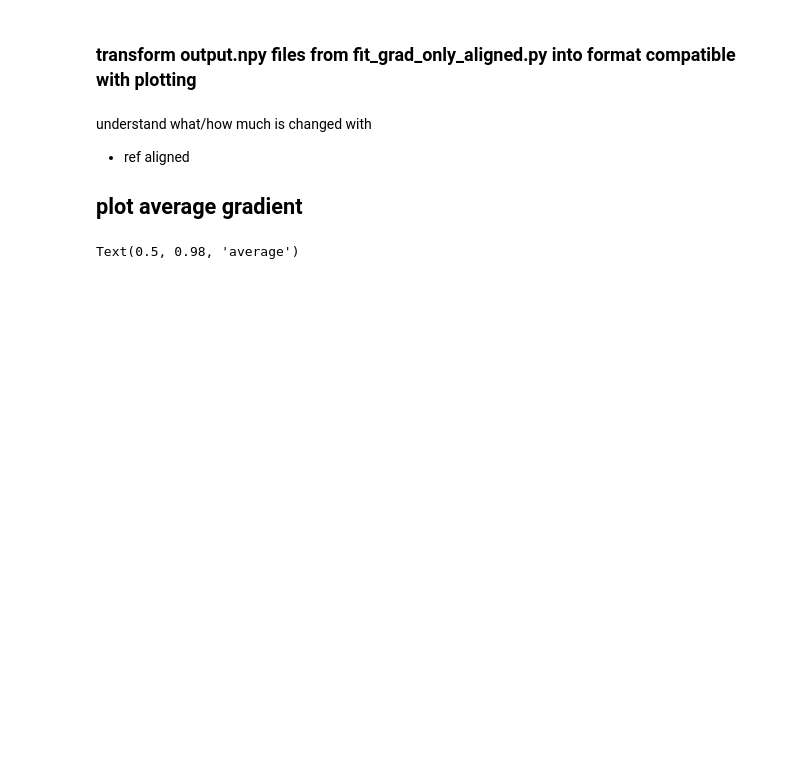
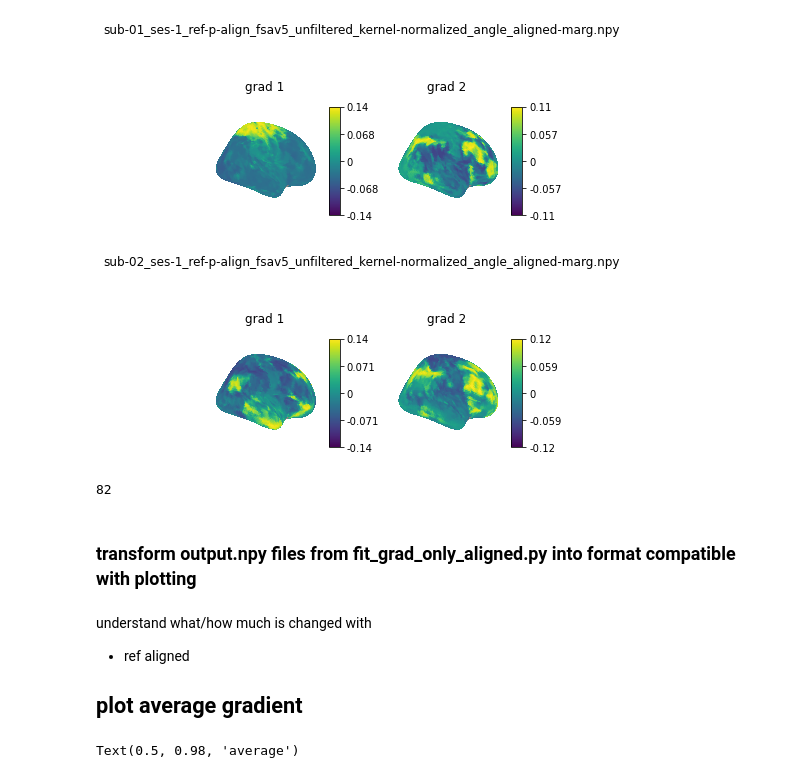
Before and after one commit to Gilles86/stress_risk, a Jupyter notebook: stress_risk/fmri_analysis/gradients/vis_gradients_nilearn.ipynb, the cells around one changed output. Saved outputs shown, nothing was run; the diff lists cells and outputs as text; code cells hidden in the pictures; blank space fills up the shorter version.

```diff
--- a/stress_risk/fmri_analysis/gradients/vis_gradients_nilearn.ipynb
+++ b/stress_risk/fmri_analysis/gradients/vis_gradients_nilearn.ipynb
@@ -13,0 +108,18 @@ grad_folder = 'derivatives/gradients'
+# %%
+subList_npFiles = [f for f in listdir(op.join(bids_folder, grad_folder)) if f[0:4] == 'sub-' and len(f)==45]
+
+for file in subList_npFiles:
+    plot_GM12_from_sum_npfile(file=file)
+# %%
+subList_npFiles_kernelNormAngel = [f for f in listdir(op.join(bids_folder, grad_folder)) if f[0:4] == 'sub-' and len(f)==82]
+
+for file in subList_npFiles:
+    plot_GM12_from_sum_npfile(file=file)
+# %% [output]
+[figure, added]
+[figure, added]
+# %%
+k='sub-01_ses-1_ref-p-align_fsav5_unfiltered_kernel-normalized_angle_aligned-marg.npy'
+len(k)
+# %% [output]
+82
```
Also changed, not shown: parts of 20 cells of this notebook, 6 other files.
